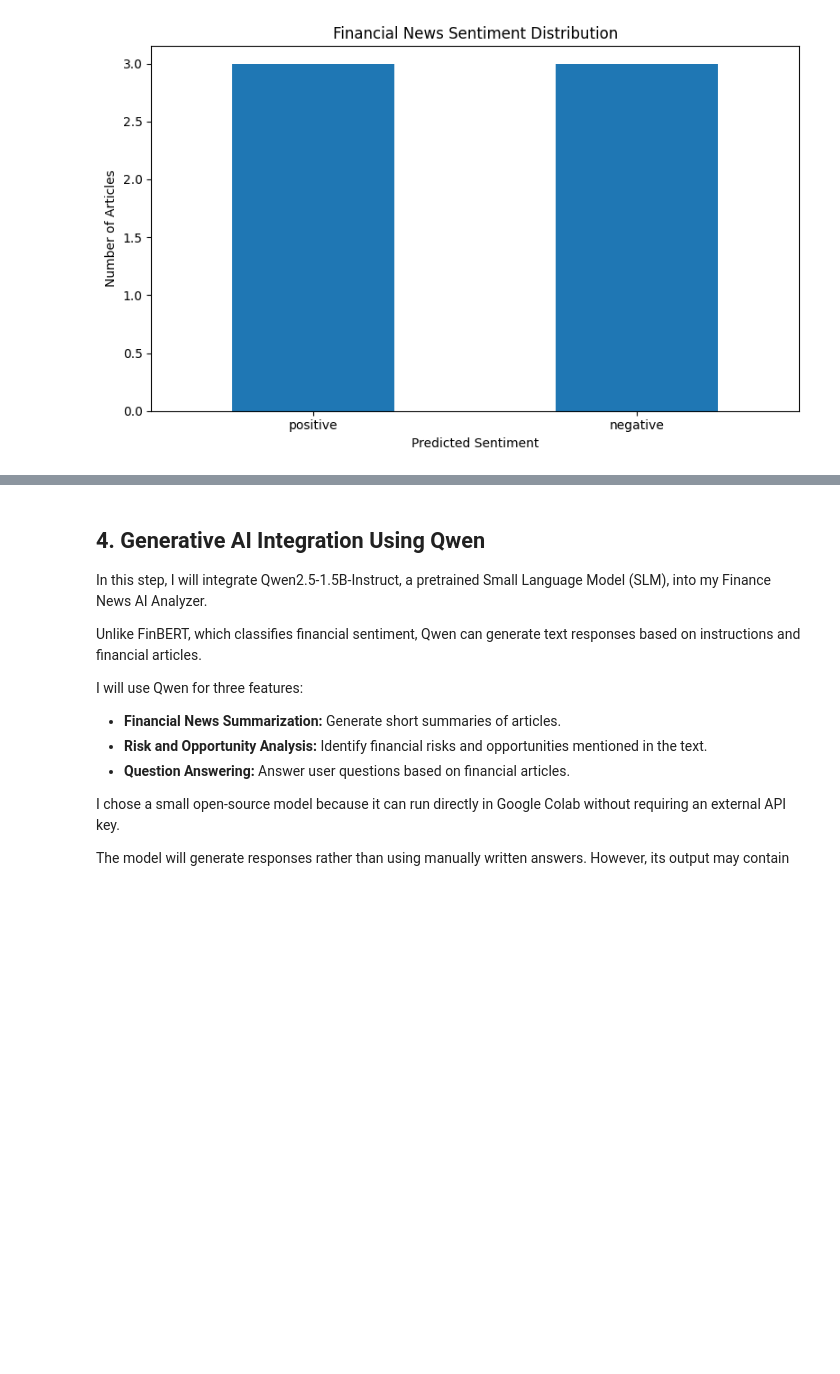
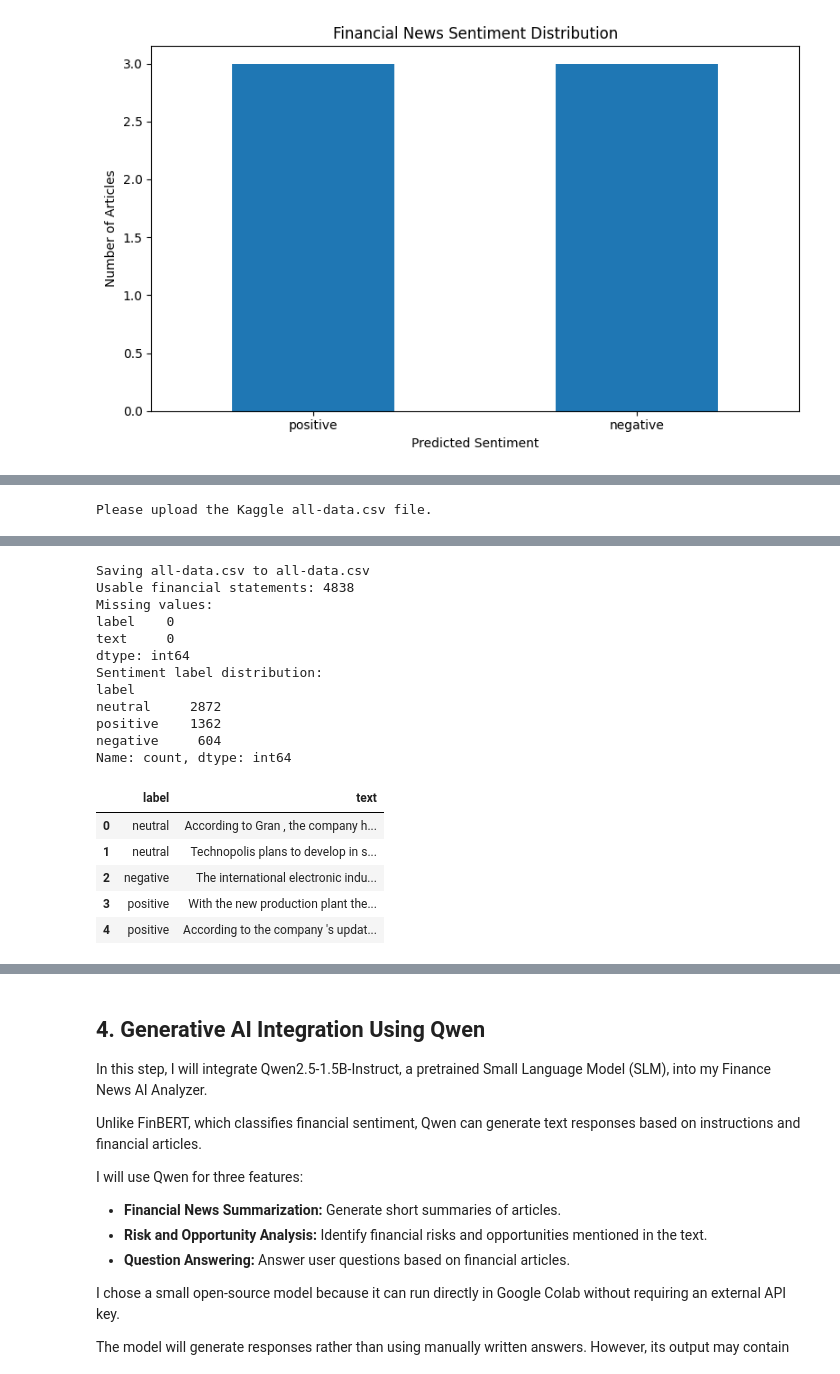
Before and after one commit to VI-K13/Module_04_ITAI-2372, a Jupyter notebook: Finance_News_AI_Analyzer_Viktoriya_Kurmisheva.ipynb, the cells around one changed output, grey strips where cells are left out. Cells and saved outputs as stored; diff of their text form; code cells hidden in the pictures; blank space fills up the shorter version.

```diff
--- a/Finance_News_AI_Analyzer_Viktoriya_Kurmisheva.ipynb
+++ b/Finance_News_AI_Analyzer_Viktoriya_Kurmisheva.ipynb
@@ -439,0 +482,40 @@ In the next step, I will integrate a generative language model to summarize arti
+# %%
+# Load the Kaggle dataset. Colab will ask you to upload it if necessary.
+from pathlib import Path
+import pandas as pd
+
+csv_path = Path("all-data.csv")
+if not csv_path.exists():
+    try:
+        from google.colab import files
+        print("Please upload the Kaggle all-data.csv file.")
+        uploaded = files.upload()
+        if "all-data.csv" not in uploaded:
+            raise FileNotFoundError("Upload the file named all-data.csv and rerun this cell.")
+    except ImportError:
+        raise FileNotFoundError("Place all-data.csv beside the notebook before running this cell.")
+
+# The dataset has no header, with sentiment in column 1 and text in column 2.
+kaggle_df = pd.read_csv(
+    csv_path, encoding="latin1", header=None, names=["label", "text"]
+)
+
+# Remove empty rows and exact duplicate statements (if any).
+kaggle_df = kaggle_df.dropna(subset=["label", "text"]).copy()
+kaggle_df["label"] = kaggle_df["label"].astype(str).str.strip().str.lower()
+kaggle_df["text"] = kaggle_df["text"].astype(str).str.strip()
+kaggle_df = kaggle_df[kaggle_df["text"].ne("")]
+kaggle_df = kaggle_df.drop_duplicates(subset="text").reset_index(drop=True)
+
+# Confirm the labels before we evaluate the models.
+expected_labels = {"positive", "negative", "neutral"}
+assert set(kaggle_df["label"]).issubset(expected_labels), "Unexpected Kaggle label found."
+
+print("Usable financial statements:", len(kaggle_df))
+print("Missing values:")
+print(kaggle_df.isnull().sum())
+print("Sentiment label distribution:")
+print(kaggle_df["label"].value_counts())
+display(kaggle_df.head())
+# %% [output]
+Please upload the Kaggle all-data.csv file.
@@ -439,0 +523,18 @@ In the next step, I will integrate a generative language model to summarize arti
+Saving all-data.csv to all-data.csv
+Usable financial statements: 4838
+Missing values:
+label    0
+text     0
+dtype: int64
+Sentiment label distribution:
+label
+neutral     2872
+positive    1362
+negative     604
+Name: count, dtype: int64
+|  | label | text |
+| 0 | neutral | According to Gran , the company h... |
+| 1 | neutral | Technopolis plans to develop in s... |
+| 2 | negative | The international electronic indu... |
+| 3 | positive | With the new production plant the... |
+| 4 | positive | According to the company 's updat... |
```
Also changed, not shown: parts of 13 cells of this notebook.
